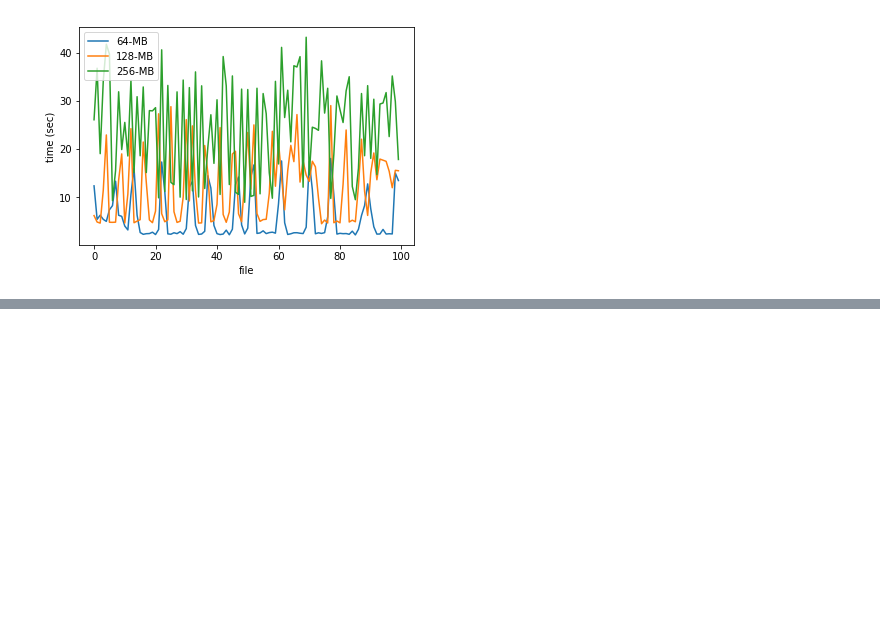
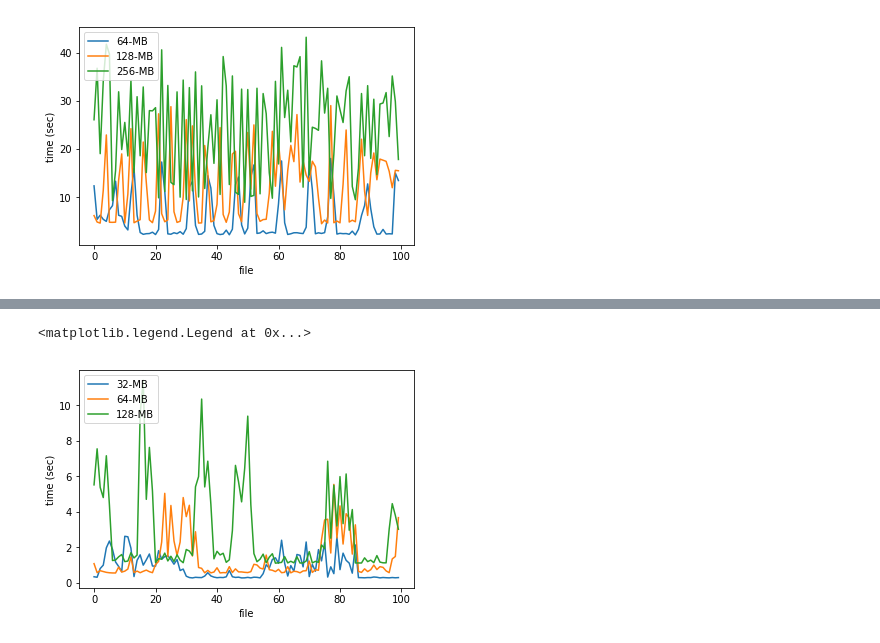
Before and after one commit to wei840222/storage-management-system, a Jupyter notebook: loadTest/longhorn_test.ipynb, the cells around one changed output, grey strips where cells are left out. Cells and saved outputs as stored; diff of their text form; code cells hidden in the pictures; blank space fills up the shorter version.

```diff
--- a/loadTest/longhorn_test.ipynb
+++ b/loadTest/longhorn_test.ipynb
@@ -129,0 +239,13 @@ plt.legend(loc='upper left')
+# %%
+points = 100
+
+fig = plt.figure()
+plt.xlabel('file')
+plt.ylabel('time (sec)')
+plt.plot(range(points), [df[' 32-MB'].iloc[x] for x in range(points)], '-', label='32-MB')
+plt.plot(range(points), [df[' 64-MB'].iloc[x] for x in range(points)], '-', label='64-MB')
+plt.plot(range(points), [df[' 128-MB'].iloc[x] for x in range(points)], '-', label='128-MB')
+plt.legend(loc='upper left')
+# %% [output]
+<matplotlib.legend.Legend at 0x...>
+[figure, added]
```
Also changed, not shown: parts of 8 cells of this notebook, 5 other files.
